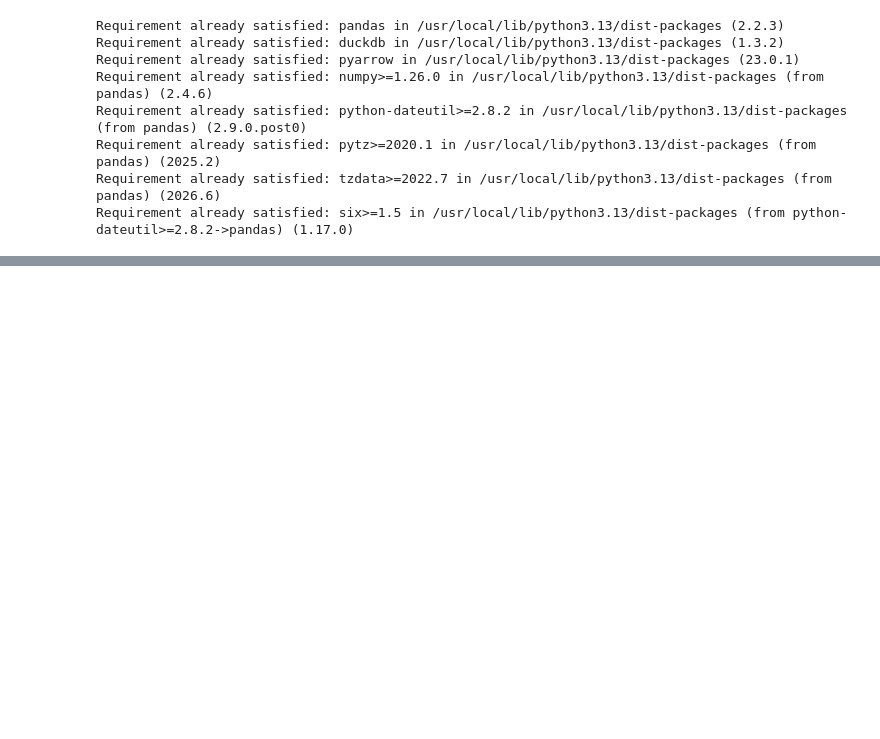
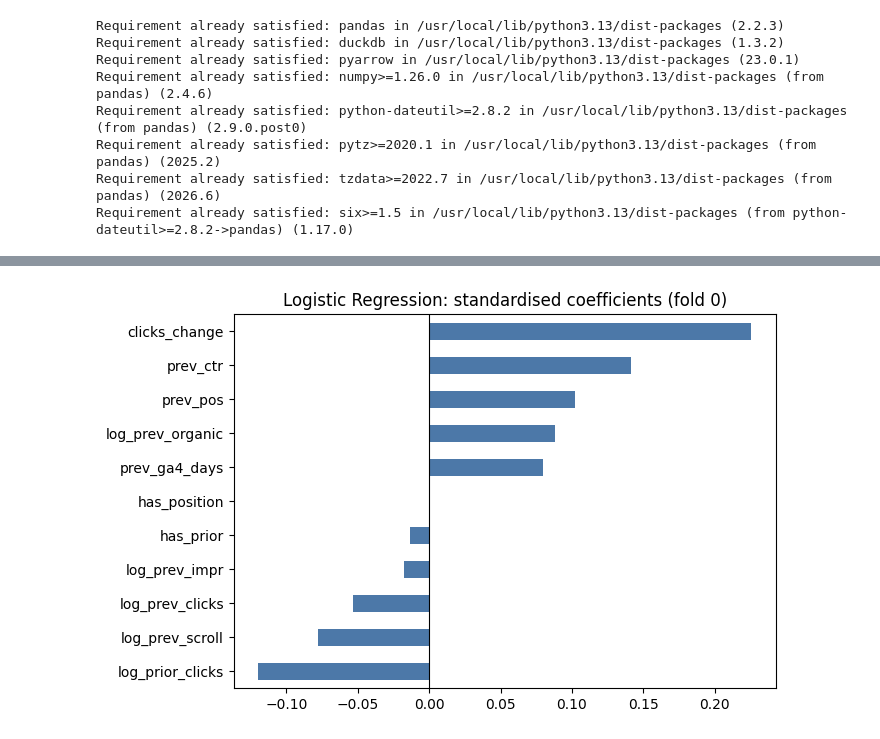
Before and after one commit to Umair01-code/FlyRank-ML-Intrenship, a Jupyter notebook: work/notebooks/w05_model.ipynb, the cells around one changed output, grey strips where cells are left out. Cells and saved outputs as stored; diff of their text form; code cells hidden in the pictures; blank space fills up the shorter version.

```diff
--- a/work/notebooks/w05_model.ipynb
+++ b/work/notebooks/w05_model.ipynb
@@ -150,0 +205,18 @@ HTTPException: HTTP Error: HTTP GET error on 'https://huggingface.co/datasets/Fl
+# %%
+from sklearn.model_selection import GroupKFold
+
+N_FOLDS = 5
+folds = list(GroupKFold(n_splits=N_FOLDS).split(frame, groups=frame["client_hash_id"]))
+
+fold_info = []
+for i, (tr, te) in enumerate(folds):
+    # no client may appear on both sides
+    assert set(frame.loc[tr, "client_hash_id"]).isdisjoint(set(frame.loc[te, "client_hash_id"]))
+    fold_info.append({
+        "fold": i,
+        "train_rows": len(tr), "test_rows": len(te),
+        "test_clients": frame.loc[te, "client_hash_id"].nunique(),
+        "train_base_rate": round(frame.loc[tr, "y"].mean(), 3),
+        "test_base_rate": round(frame.loc[te, "y"].mean(), 3),
+    })
+pd.DataFrame(fold_info).set_index("fold")
@@ -150,0 +396,14 @@ HTTPException: HTTP Error: HTTP GET error on 'https://huggingface.co/datasets/Fl
+# %%
+# Which learned model do I look at closely? The one with the best mean AP.
+learned = list(SPECS)
+best_name = mean_std("AP").loc[learned, "mean"].idxmax()
+print("Best learned model by mean AP:", best_name)
+
+# Decision tree: the readable one
+tr0, te0 = folds[0]
+tree_make, tree_prep = SPECS["Decision Tree (depth 3)"]
+tree = tree_make().fit(tree_prep(frame.iloc[tr0]), frame.iloc[tr0]["y"])
+print()
+print("Depth-3 tree trained on fold-0 training clients:")
+print(export_text(tree, feature_names=list(tree_prep(frame.iloc[tr0]).columns), show_weights=True))
+print('weights = [pages that did not drop, pages that dropped] in each leaf')
@@ -150,0 +428,11 @@ HTTPException: HTTP Error: HTTP GET error on 'https://huggingface.co/datasets/Fl
+# %%
+# Logistic regression coefficients (standardised, so sizes are comparable)
+lr_make, lr_prep = SPECS["Logistic Regression"]
+lr = lr_make().fit(lr_prep(frame.iloc[tr0]), frame.iloc[tr0]["y"])
+coefs = pd.Series(lr[-1].coef_[0], index=lr_prep(frame.iloc[tr0]).columns).sort_values()
+ax = coefs.plot.barh(figsize=(7, 4.5), color="#4C78A8")
+ax.set_title("Logistic Regression: standardised coefficients (fold 0)")
+ax.axvline(0, color="black", linewidth=0.8)
+plt.tight_layout(); plt.show()
+# %% [output]
+[figure, added]
```
Also changed, not shown: parts of 24 cells of this notebook.
